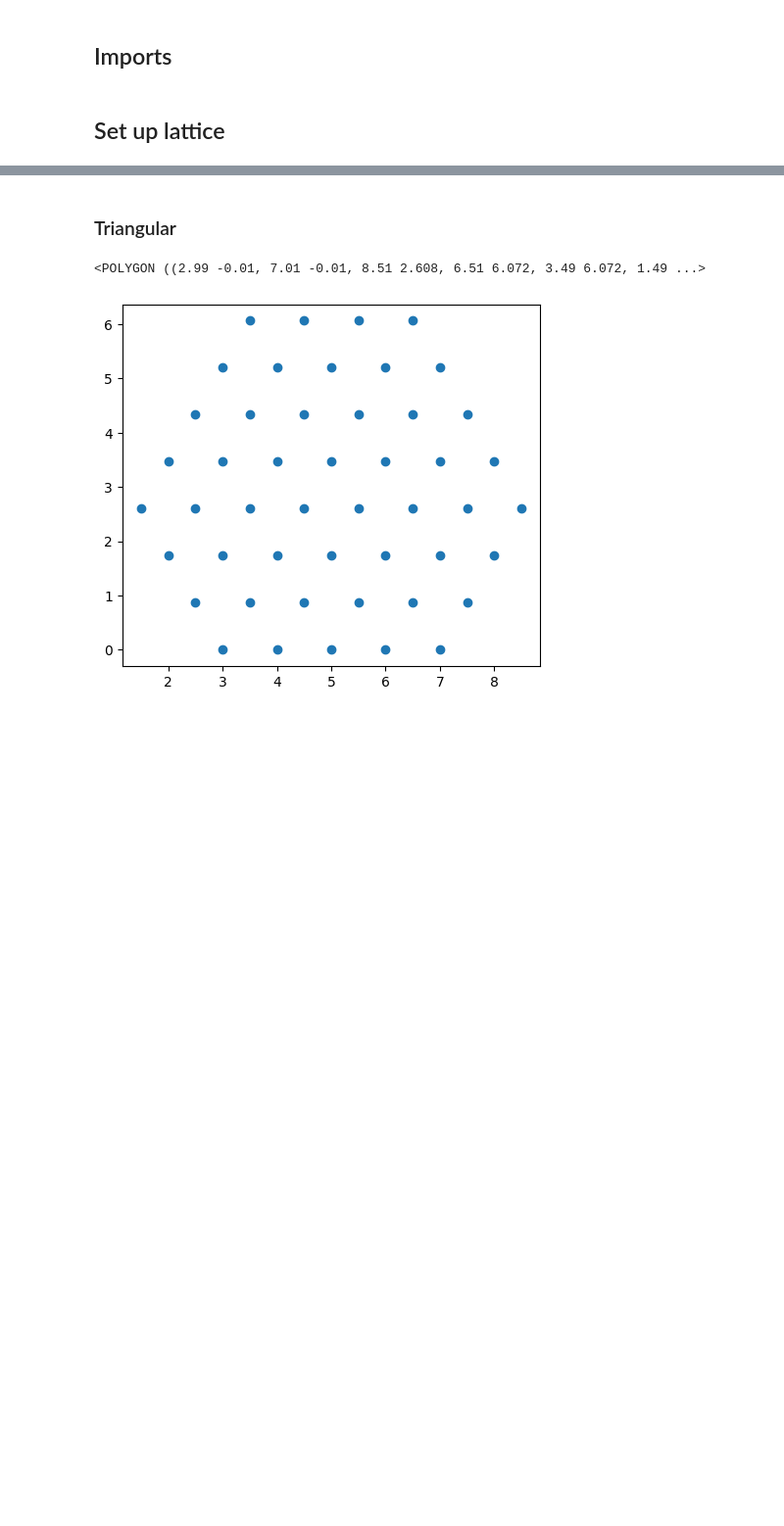
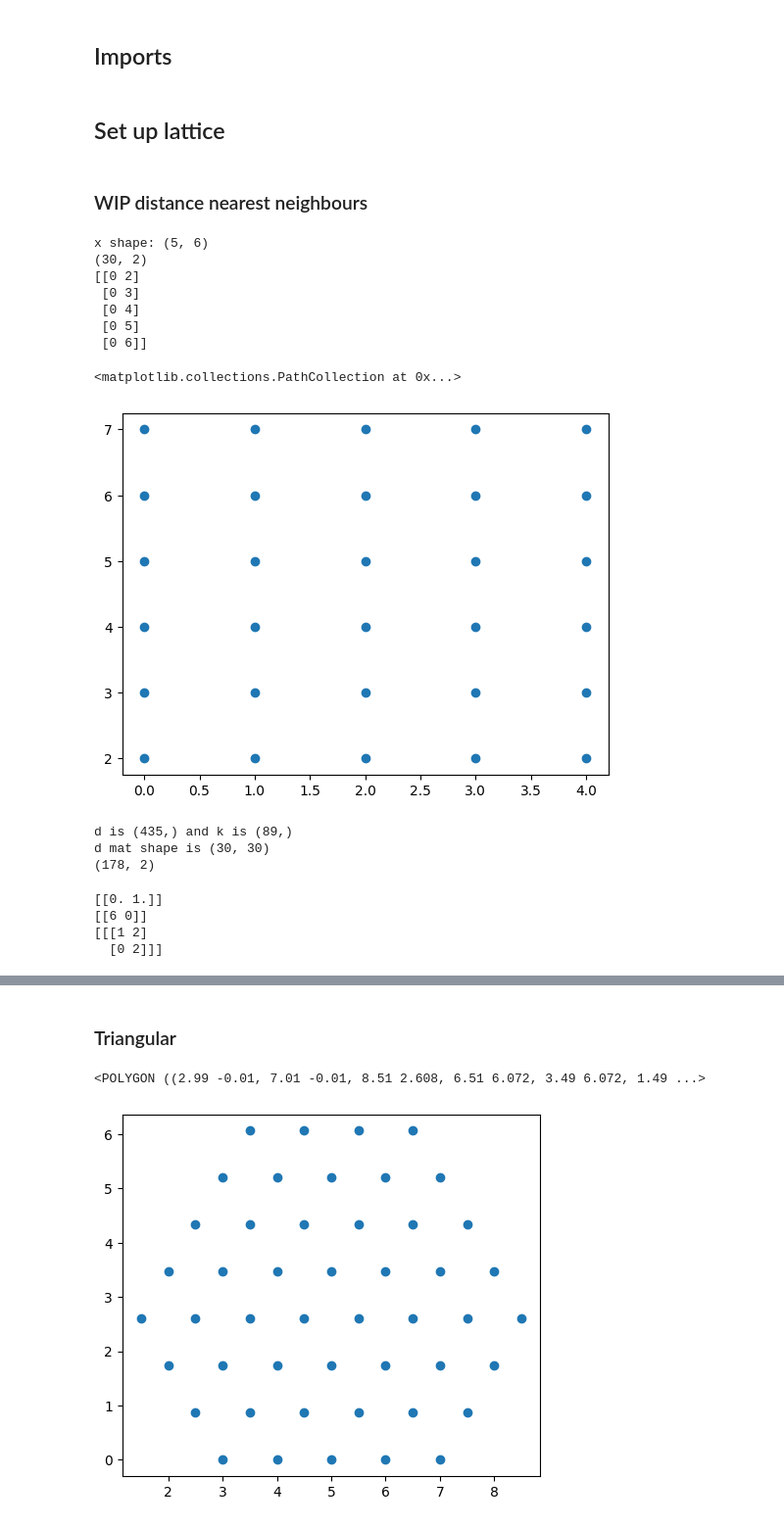
Before and after one commit to teng10/rydberg-vison, a Jupyter notebook: wip.ipynb, the cells around one changed output, grey strips where cells are left out. Shown at 98% size. Saved outputs shown, nothing was run; the diff lists cells and outputs as text; code cells hidden in the pictures; blank space fills up the shorter version.

```diff
--- a/wip.ipynb
+++ b/wip.ipynb
@@ -27,3 +27,52 @@ lattice = importlib.reload(lattice)
 utils = importlib.reload(utils)
 # %% [markdown]
 ## Set up lattice
+# %% [markdown]
+### WIP distance nearest neighbours
+# %%
+import numpy as np
+import sklearn
+from scipy.spatial import KDTree
+# from sklearn.neighbors import KDTree
+x, y = np.mgrid[0:5, 2:8]
+coords = np.c_[x.ravel(), y.ravel()]
+print(f"x shape: {x.shape}")
+
+tree = KDTree(np.c_[x.ravel(), y.ravel()])
+print(np.c_[x.ravel(), y.ravel()].shape)
+print(coords[:5, :])
+plt.scatter(x, y)
+# %% [output]
+x shape: (5, 6)
+(30, 2)
+[[0 2]
+ [0 3]
+ [0 4]
+ [0 5]
+ [0 6]]
+<matplotlib.collections.PathCollection at 0x...>
+[figure, added]
+# %%
+from scipy.spatial.distance import pdist
+import scipy
+d = pdist(coords)
+d_mat = scipy.spatial.distance.squareform(d)
+k = ((d<1.5) & (0.<d)).nonzero()[0]
+print(f"d is {d.shape} and k is {k.shape}")
+print(f"d mat shape is {d_mat.shape}")
+k_tup = ((d_mat<1.5) & (0.<d_mat)).nonzero()
+k_mat = np.stack(k_tup, axis=1)
+print(k_mat.shape)
+# %% [output]
+d is (435,) and k is (89,)
+d mat shape is (30, 30)
+(178, 2)
+# %%
+dd, ii = tree.query([[1, 2]], k=2)
+print(dd, ii, sep='\n')
+print(coords[ii, :])
+# %% [output]
+[[0. 1.]]
+[[6 0]]
+[[[1 2]
+  [0 2]]]
```
Also changed, not shown: parts of 2 cells of this notebook, 6 other files.
